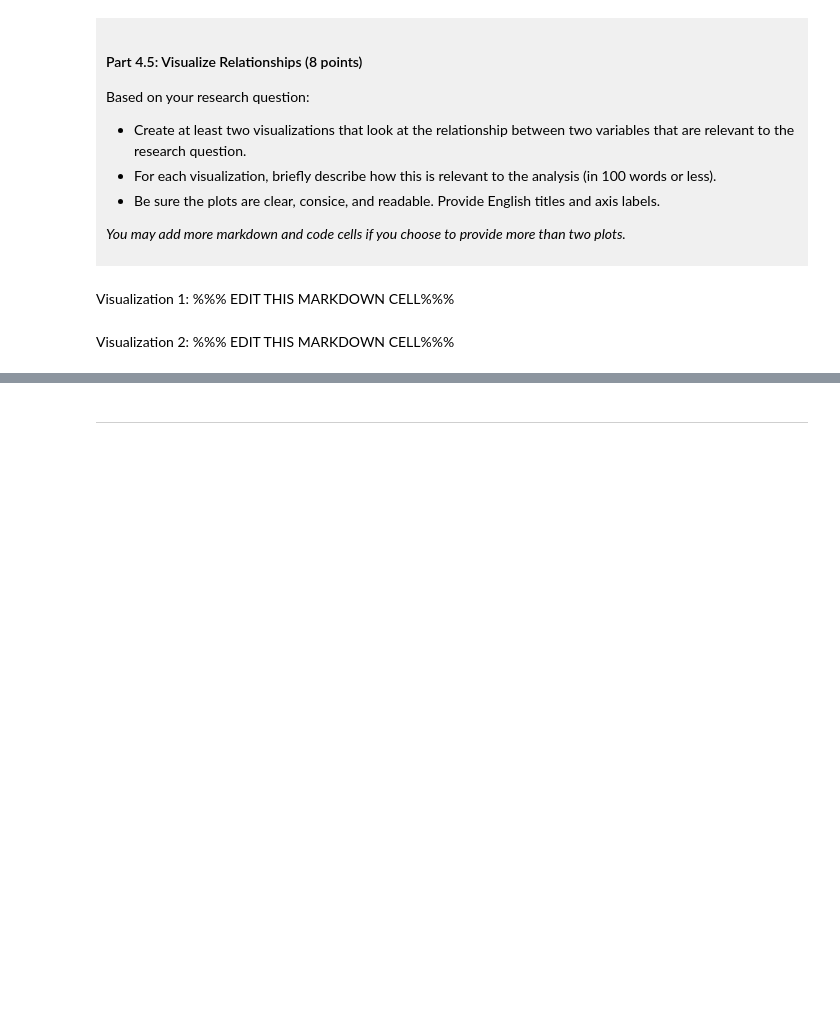
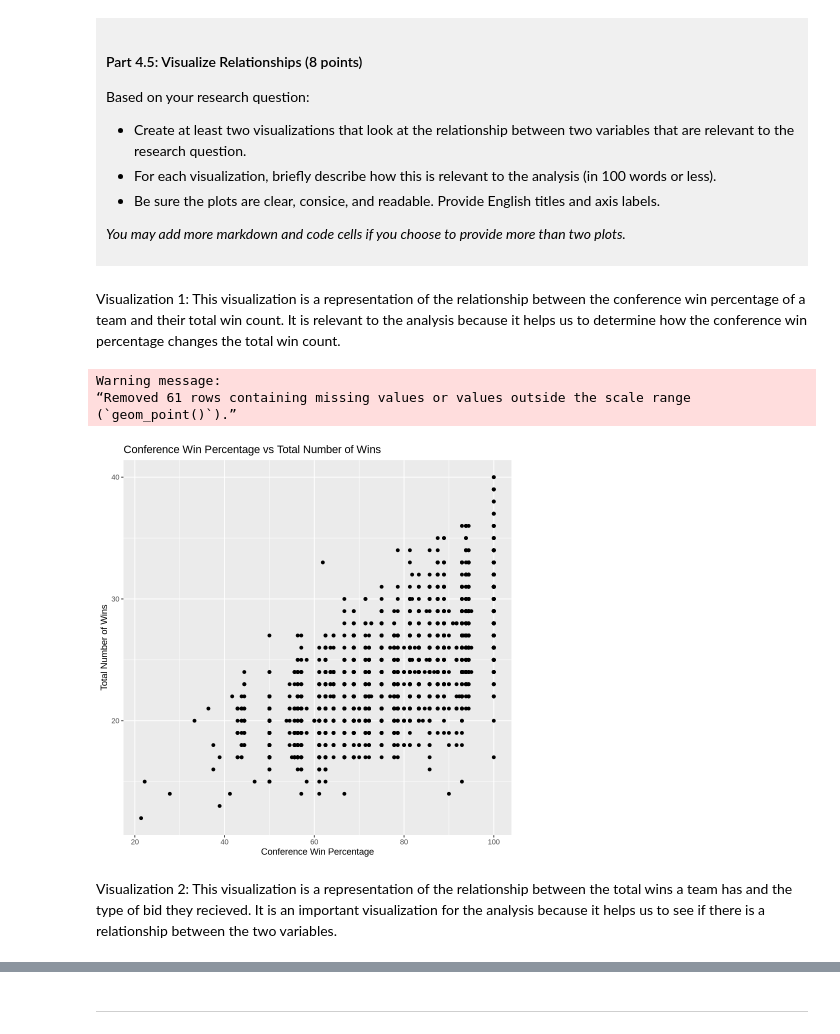
Before and after one commit to njancola/dsci-100-project-nora-jancola, a Jupyter notebook: dsci-100-project-notebook.ipynb, the cells around one changed output, grey strips where cells are left out. Saved outputs shown, nothing was run; the diff lists cells and outputs as text; code cells hidden in the pictures; blank space fills up the shorter version.

Commit message:
Analysis till Checkpt C

```diff
--- a/dsci-100-project-notebook.ipynb
+++ b/dsci-100-project-notebook.ipynb
@@ -307,9 +360,20 @@ Based on your research question:
 *You may add more markdown and code cells if you choose to provide more than two plots.*
 </div>
 # %% [markdown]
-Visualization 1: %%% EDIT THIS MARKDOWN CELL%%%
+Visualization 1: This visualization is a representation of the relationship between the conference win percentage of a team and their total win count. It is relevant to the analysis because it helps us to determine how the conference win percentage changes the total win count.
 # %%
-### EDIT THIS CODE CELL FOR VISUALIZATION 1###
+viz_1 <- wmm_data |>
+            ggplot(aes (x = conf_wins_pct, y = total_wins)) +
+                   geom_point() +
+                   labs(x = "Conference Win Percentage",
+                        y = "Total Number of Wins") +
+                   ggtitle("Conference Win Percentage vs Total Number of Wins")
+viz_1
+# %% [output]
+Warning message:
+“Removed 61 rows containing missing values or values outside the scale range
+(`geom_point()`).”
+[figure, added]
 # %% [markdown]
-Visualization 2: %%% EDIT THIS MARKDOWN CELL%%%
+Visualization 2: This visualization is a representation of the relationship between the total wins a team has and the type of bid they recieved. It is an important visualization for the analysis because it helps us to see if there is a relationship between the two variables.
 # %%
```
Also changed, not shown: parts of 7 cells of this notebook.
